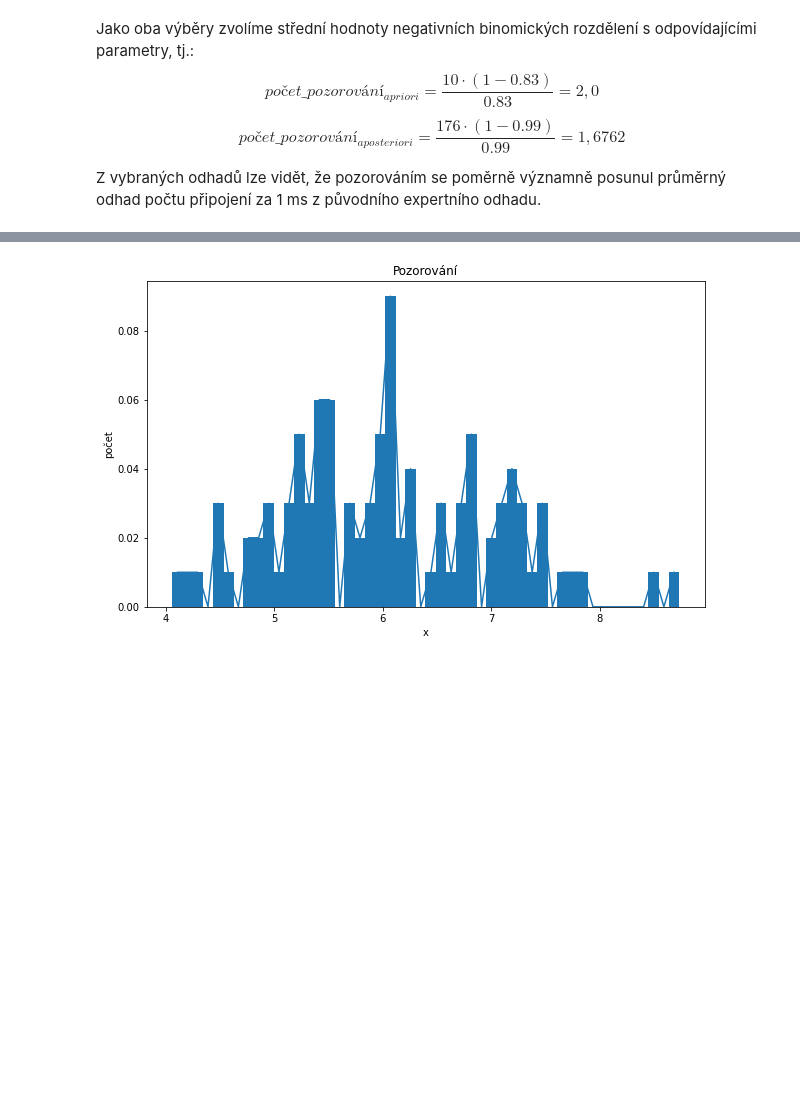
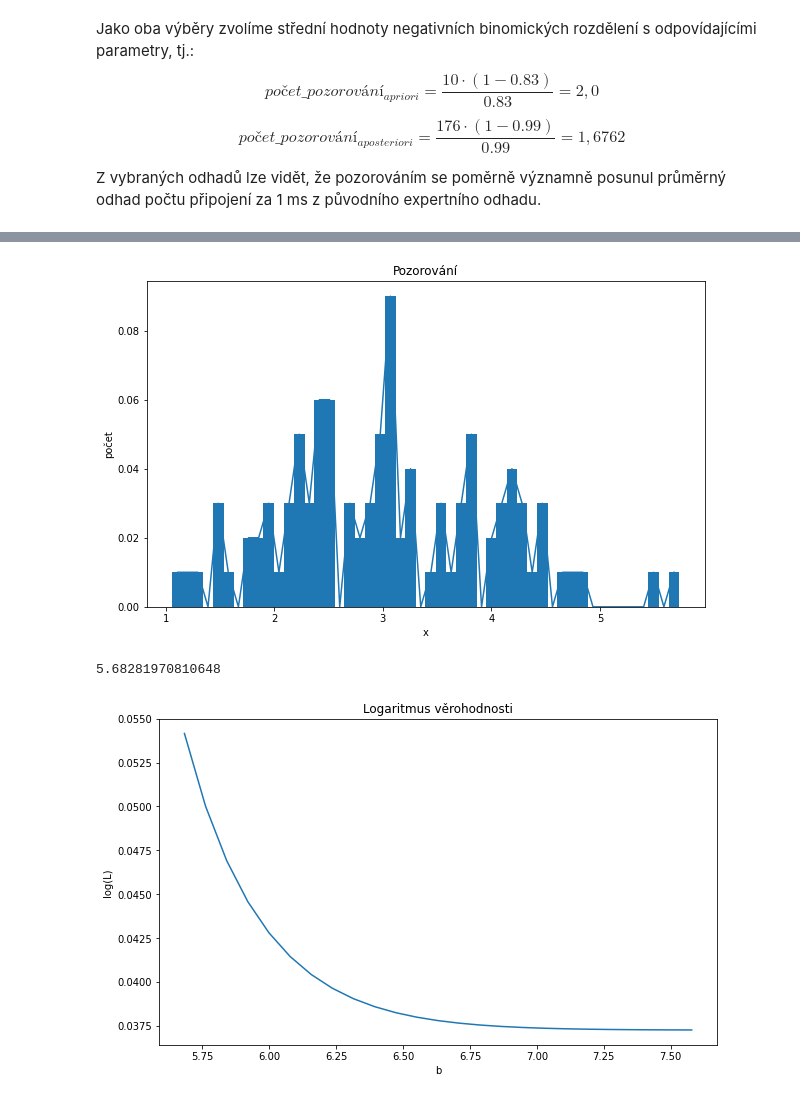
Before and after one commit to xmihol00/MSP, a Jupyter notebook: proj2/proj2.ipynb, the cells around one changed output, grey strips where cells are left out. Drawn from its saved outputs; the diff is of its cells as text; code cells hidden in the pictures; blank space fills up the shorter version.

```diff
--- a/proj2/proj2.ipynb
+++ b/proj2/proj2.ipynb
@@ -137,22 +210,22 @@ Z vybraných odhadů lze vidět, že pozorováním se poměrně významně posun
 # %%
 df_prior = df1[["uloha_1 b)_prior", "skupina"]]
 df_prior = df_prior.groupby("skupina").agg(["max"])
-values = df_prior.values.flatten()
-values.sort()
+prior_values = df_prior.values.flatten()
+prior_values.sort()
 
 i_values = 0
 prior_hist = np.zeros(50)
-for i, x in enumerate(np.linspace(values[1], values[-1], 50)):
-    while i_values < values.shape[0] and values[i_values] <= x:
+for i, x in enumerate(np.linspace(prior_values[1], prior_values[-1], 50)):
+    while i_values < prior_values.shape[0] and prior_values[i_values] <= x:
         i_values += 1
         prior_hist[i] += 1
 
-prior_hist = prior_hist / values.shape[0]
+prior_hist = prior_hist / prior_values.shape[0]
 
 i_values = 0
 prior_probs_dict = {}
-previous = values[0]
-for i, x in enumerate(np.linspace(values[1], values[-1], 50)):
+previous = prior_values[0]
+for i, x in enumerate(np.linspace(prior_values[1], prior_values[-1], 50)):
     prior_probs_dict[previous + (x - previous)] = prior_hist[i]
     previous = x
 
@@ -160,9 +233,8 @@ plt.figure(figsize=(10, 6))
 plt.title("Apriorní distribuce")
 plt.xlabel("x")
 plt.ylabel("počet")
-plt.plot(np.linspace(values[1], values[-1], 50), prior_hist)
+plt.plot(np.linspace(prior_values[1], prior_values[-1], 50), prior_hist)
 plt.bar(prior_probs_dict.keys(), prior_probs_dict.values(), width=0.1)
 plt.show()
-print(prior_probs_dict.keys())
 # %% [output]
 [figure]
@@ -184,8 +255,9 @@ i_values = 0
 observation_probs_dict = {}
 previous = observations[0]
 for i, x in enumerate(np.linspace(observations[1], observations[-1], 50)):
-    observation_probs_dict[previous + (x - previous)] = observation_hist[i]
-    previous = x
+    while i_values < observations.shape[0] and observations[i_values] <= x:
+        observation_probs_dict[observations[i_values]] = observation_hist[i]
+        i_values += 1
 
 plt.figure(figsize=(10, 6))
 plt.title("Pozorování")
@@ -194,5 +266,32 @@ plt.ylabel("počet")
 plt.plot(np.linspace(observations[1], observations[-1], 50), observation_hist)
 plt.bar(np.linspace(observations[1], observations[-1], 50), observation_hist, width=0.1)
 plt.show()
+
+observations[-1]
 # %% [output]
 [figure]
+5.68281970810648
+# %%
+mean = 3
+sigma = 1
+a = 1
+b_values = np.linspace(observations.max(), prior_values.max(), 25)
+
+log_likelihood_values = []
+
+for b in b_values:
+    lower_bound = (a - mean)
+    upper_bound = (b - mean)
+    logpdf = st.truncnorm.logpdf(observations, lower_bound, upper_bound, loc=mean, scale=sigma)
+    log_likelihood_values.append(np.sum(logpdf))
+
+B_likelihood_dict = sp.softmax(log_likelihood_values)
+
+plt.figure(figsize=(10, 6))
+plt.title("Logaritmus věrohodnosti")
+plt.xlabel("b")
+plt.ylabel("log(L)")
+plt.plot(b_values, B_likelihood_dict)
+plt.show()
+# %% [output]
+[figure, added]
```
Also changed, not shown: parts of 18 cells of this notebook.
